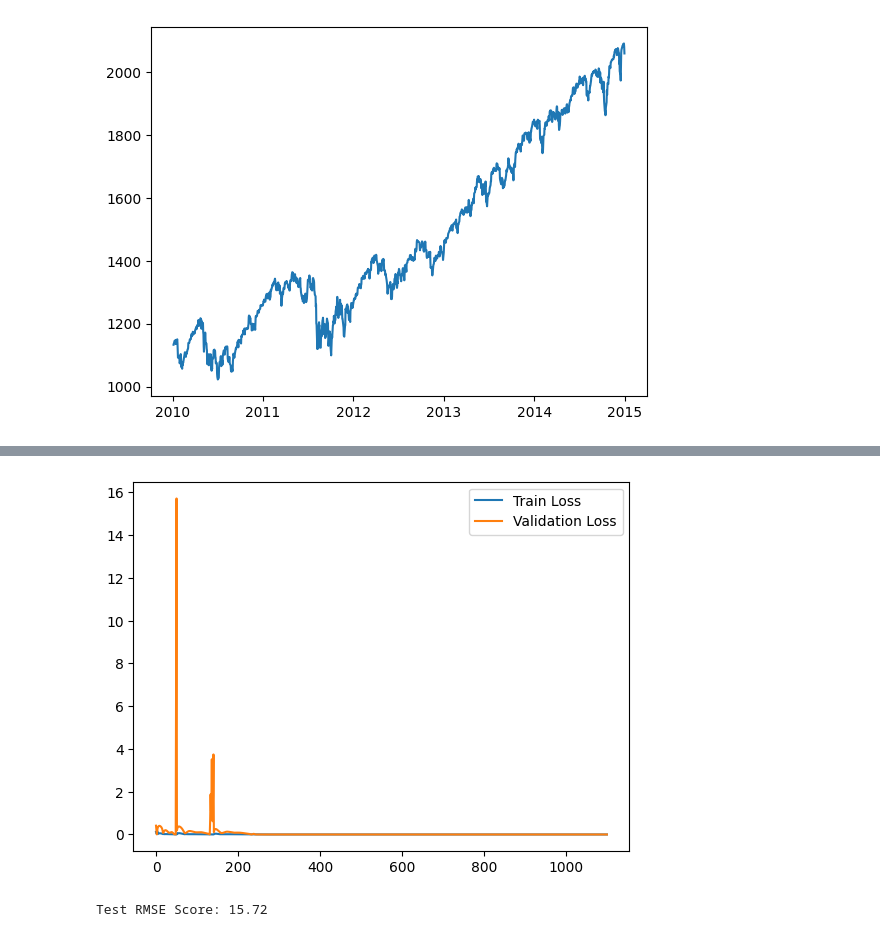
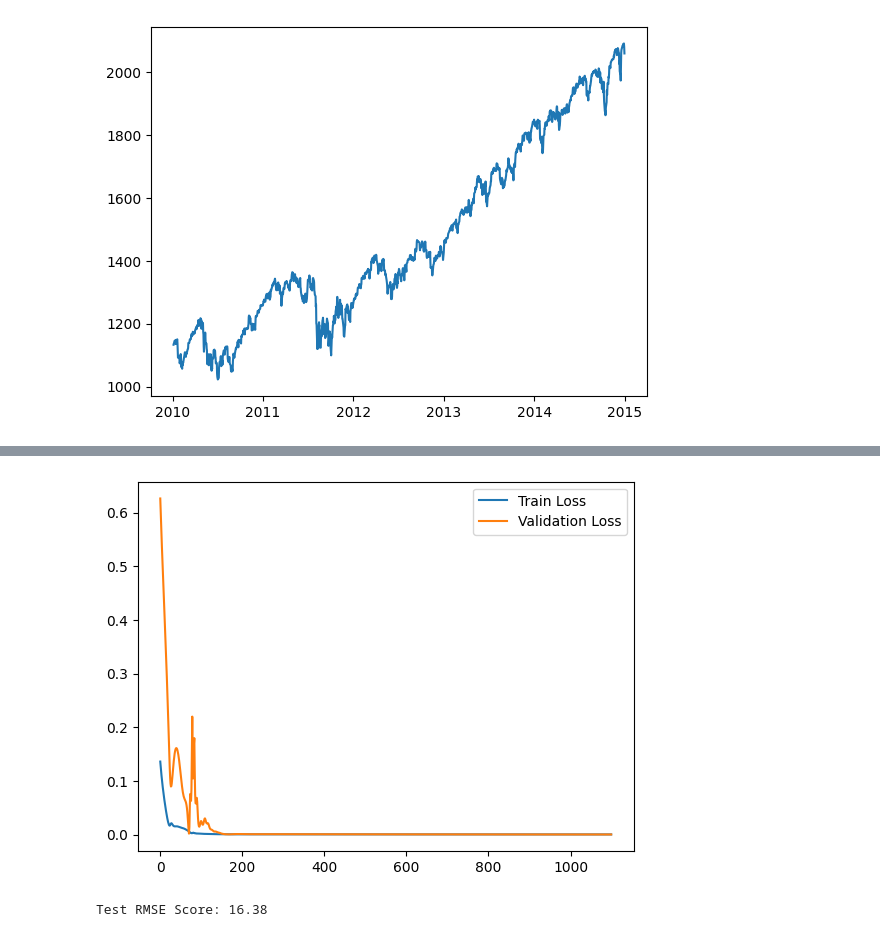
Before and after one commit to SkivHisink/MasterWork, a Jupyter notebook: Notebooks/NN/LSTM_new_test copy.ipynb, the cells around one changed output, grey strips where cells are left out. Drawn from its saved outputs; the diff is of its cells as text; code cells hidden in the pictures.

```diff
--- a/Notebooks/NN/LSTM_new_test copy.ipynb
+++ b/Notebooks/NN/LSTM_new_test copy.ipynb
@@ -194,7 +194,7 @@ num_epochs = 1100
 learning_rate = 0.001
 
 input_size = 1
-hidden_size = 1000 # need to find correct value; 40 small, 64 norm, 100 a lot
+hidden_size = 64 # need to find correct value; 40 small, 64 norm, 100 a lot
 num_layers = 1
 
 num_classes = 1
@@ -260,9 +260,9 @@ Epoch [111/1100], Train Loss: 0.0111, Valid Loss: 0.1054
 ... (94 lines left out)
 Epoch [1061/1100], Train Loss: 0.0003, Valid Loss: 0.0002
 Epoch [1071/1100], Train Loss: 0.0003, Valid Loss: 0.0002
 Epoch [1081/1100], Train Loss: 0.0003, Valid Loss: 0.0002
 Epoch [1091/1100], Train Loss: 0.0003, Valid Loss: 0.0002
-[figure, old version]
+[figure, new version]
 # %%
 from sklearn.metrics import mean_squared_error
 # Test the model
@@ -275,7 +275,7 @@ testY_inv = sc.inverse_transform(testY.cpu().detach().numpy())
 test_score = np.sqrt(mean_squared_error(testY_inv, test_predict_inv))
 print("Test RMSE Score: %.2f" % test_score)
 # %% [output]
-Test RMSE Score: 15.72
+Test RMSE Score: 16.38
 # %%
 import matplotlib.pyplot as plt
 
```
Also changed, not shown: parts of 6 cells of this notebook, 6 other files.
